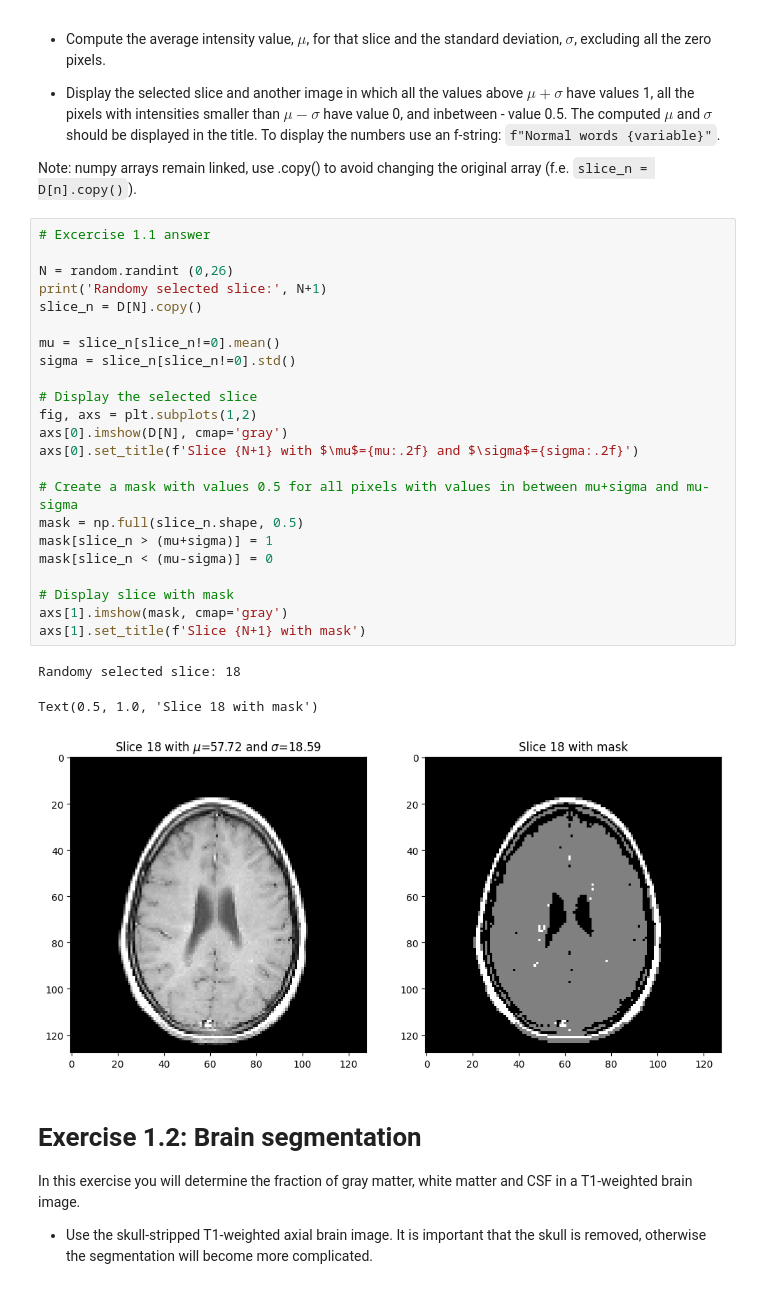
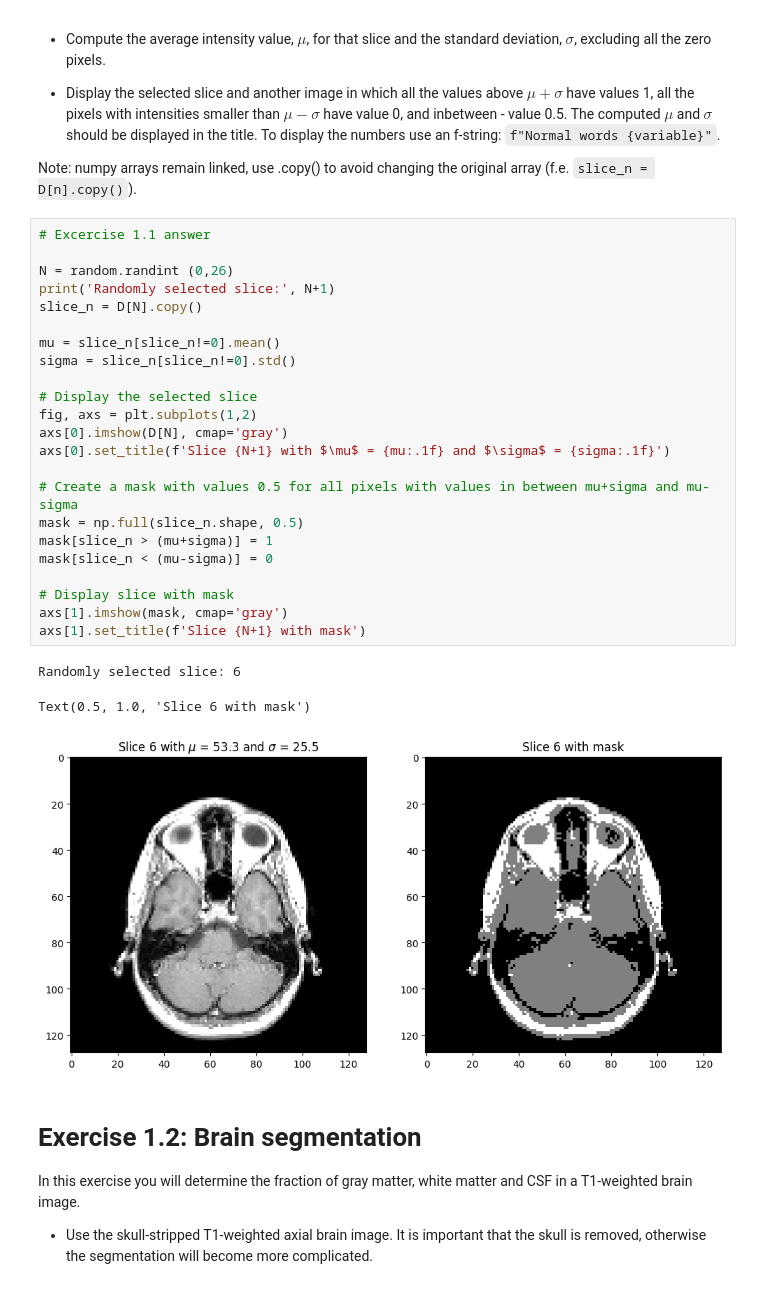
Before and after one commit to crystaljwang/tm11005_aip, a Jupyter notebook: AIP_Segmentation1.ipynb, the cells around one changed output. Cells and saved outputs as stored; diff of their text form.

```diff
--- a/AIP_Segmentation1.ipynb
+++ b/AIP_Segmentation1.ipynb
@@ -271,30 +271,30 @@ Note: numpy arrays remain linked, use .copy() to avoid changing the original arr
 # %%
 # Excercise 1.1 answer
 
 N = random.randint (0,26)
-print('Randomy selected slice:', N+1)
+print('Randomly selected slice:', N+1)
 slice_n = D[N].copy()
 
 mu = slice_n[slice_n!=0].mean()
 sigma = slice_n[slice_n!=0].std()
 
 # Display the selected slice
 fig, axs = plt.subplots(1,2)
 axs[0].imshow(D[N], cmap='gray')
-axs[0].set_title(f'Slice {N+1} with $\mu$={mu:.2f} and $\sigma$={sigma:.2f}')
+axs[0].set_title(f'Slice {N+1} with $\mu$ = {mu:.1f} and $\sigma$ = {sigma:.1f}')
 
 # Create a mask with values 0.5 for all pixels with values in between mu+sigma and mu-sigma
 mask = np.full(slice_n.shape, 0.5)
 mask[slice_n > (mu+sigma)] = 1
 mask[slice_n < (mu-sigma)] = 0
 
 # Display slice with mask
 axs[1].imshow(mask, cmap='gray')
 axs[1].set_title(f'Slice {N+1} with mask')
 # %% [output]
-Randomy selected slice: 18
+Randomly selected slice: 6
-Text(0.5, 1.0, 'Slice 18 with mask')
+Text(0.5, 1.0, 'Slice 6 with mask')
-[figure, old version]
+[figure, new version]
 # %% [markdown]
 # Exercise 1.2: Brain segmentation
 
```
Also changed, not shown: parts of 4 cells of this notebook.
